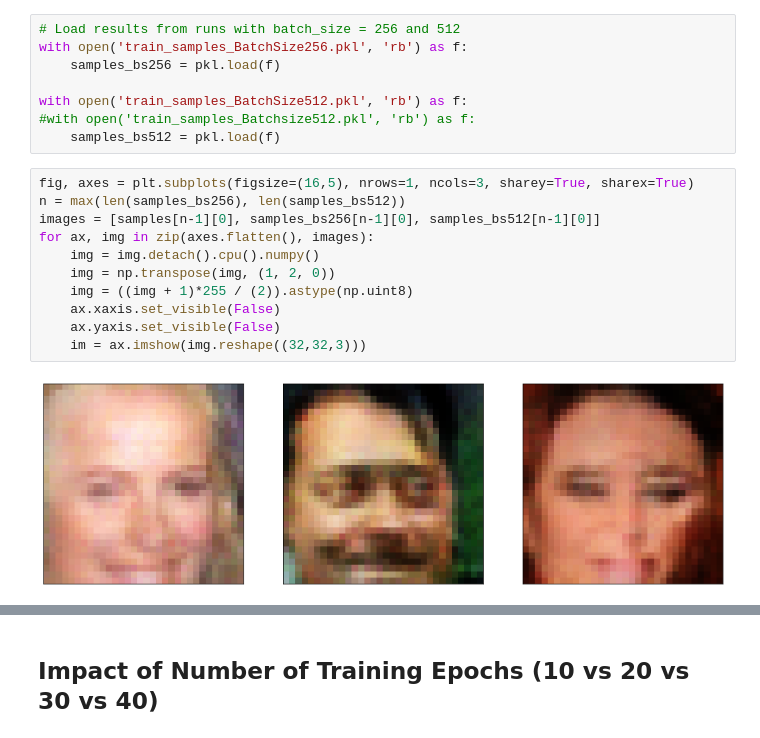
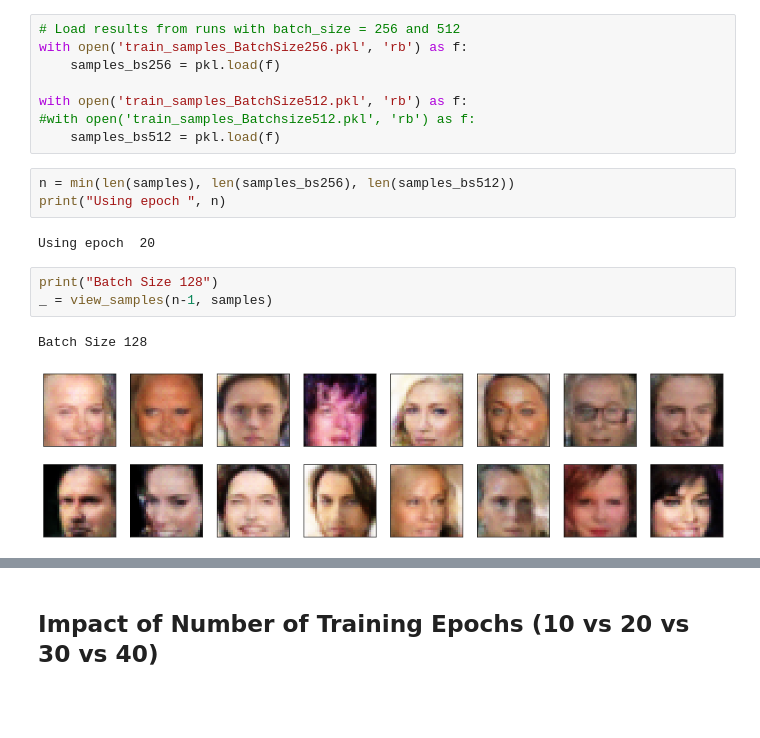
Before and after one commit to versavel/dl_nanodegree_project_face_generation, a Jupyter notebook: dlnd_face_generation.ipynb, the cells around one changed output, grey strips where cells are left out. Cells and saved outputs as stored; diff of their text form; blank space fills up the shorter version.

Commit message:
feat: Partial combined results, missing conv_dim=256 and img_size=48

```diff
--- a/dlnd_face_generation.ipynb
+++ b/dlnd_face_generation.ipynb
@@ -726,16 +728,14 @@ with open('train_samples_BatchSize256.pkl', 'rb') as f:
 with open('train_samples_BatchSize512.pkl', 'rb') as f:
 #with open('train_samples_Batchsize512.pkl', 'rb') as f:
     samples_bs512 = pkl.load(f)
-# %%
-fig, axes = plt.subplots(figsize=(16,5), nrows=1, ncols=3, sharey=True, sharex=True)
-n = max(len(samples_bs256), len(samples_bs512))
-images = [samples[n-1][0], samples_bs256[n-1][0], samples_bs512[n-1][0]]
-for ax, img in zip(axes.flatten(), images):
-    img = img.detach().cpu().numpy()
-    img = np.transpose(img, (1, 2, 0))
-    img = ((img + 1)*255 / (2)).astype(np.uint8)
-    ax.xaxis.set_visible(False)
-    ax.yaxis.set_visible(False)
-    im = ax.imshow(img.reshape((32,32,3)))
-# %% [output]
-[figure, removed]
+# %%
+n = min(len(samples), len(samples_bs256), len(samples_bs512))
+print("Using epoch ", n)
+# %% [output]
+Using epoch  20
+# %%
+print("Batch Size 128")
+_ = view_samples(n-1, samples)
+# %% [output]
+Batch Size 128
+[figure, added]
```
Also changed, not shown: parts of 6 cells of this notebook.
